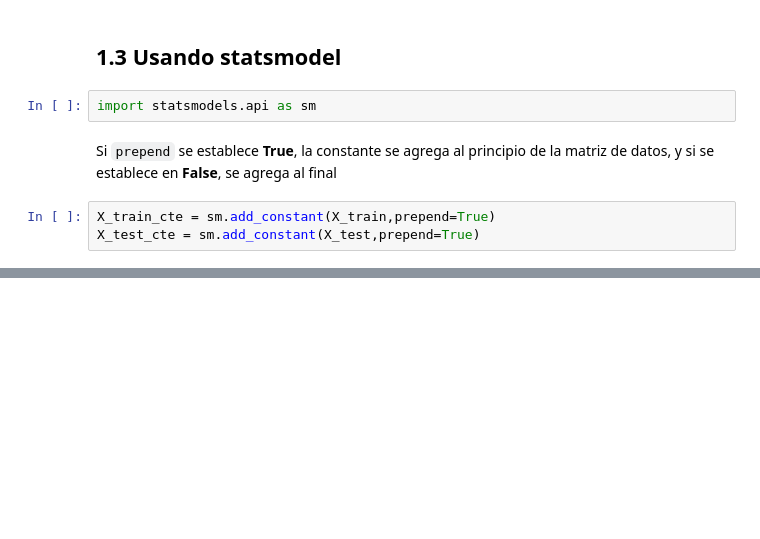
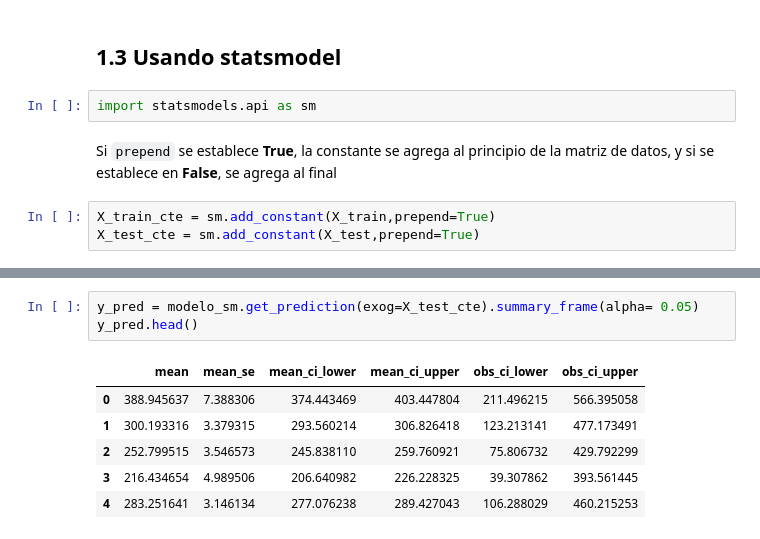
Before and after one commit to llanosrenzo/MachineLearning, a Jupyter notebook: Regresion/Modelo_Regression.ipynb, the cells around one changed output, grey strips where cells are left out. Cells and saved outputs as stored; diff of their text form; blank space fills up the shorter version.

```diff
--- a/Regresion/Modelo_Regression.ipynb
+++ b/Regresion/Modelo_Regression.ipynb
@@ -284,3 +284,13 @@ Covariance Type:            nonrobust
 
 Notes:
 [1] Standard Errors assume that the covariance matrix of the errors is correctly specified.
+# %%
+y_pred = modelo_sm.get_prediction(exog=X_test_cte).summary_frame(alpha= 0.05)
+y_pred.head()
+# %% [output]
+|  | mean | mean_se | mean_ci_lower | mean_ci_upper | obs_ci_lower | obs_ci_upper |
+| 0 | 388.945637 | 7.388306 | 374.443469 | 403.447804 | 211.496215 | 566.395058 |
+| 1 | 300.193316 | 3.379315 | 293.560214 | 306.826418 | 123.213141 | 477.173491 |
+| 2 | 252.799515 | 3.546573 | 245.838110 | 259.760921 | 75.806732 | 429.792299 |
+| 3 | 216.434654 | 4.989506 | 206.640982 | 226.228325 | 39.307862 | 393.561445 |
+| 4 | 283.251641 | 3.146134 | 277.076238 | 289.427043 | 106.288029 | 460.215253 |
```
Also changed, not shown: parts of 4 cells of this notebook, 1 other file.
